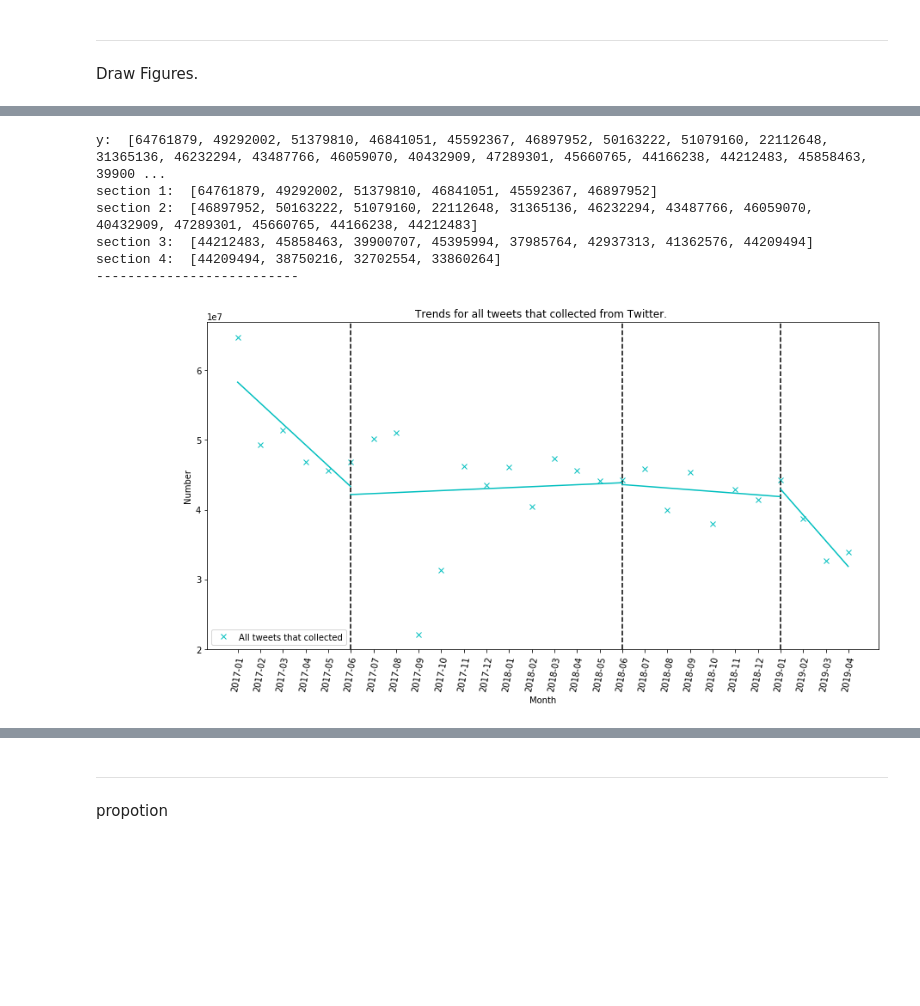
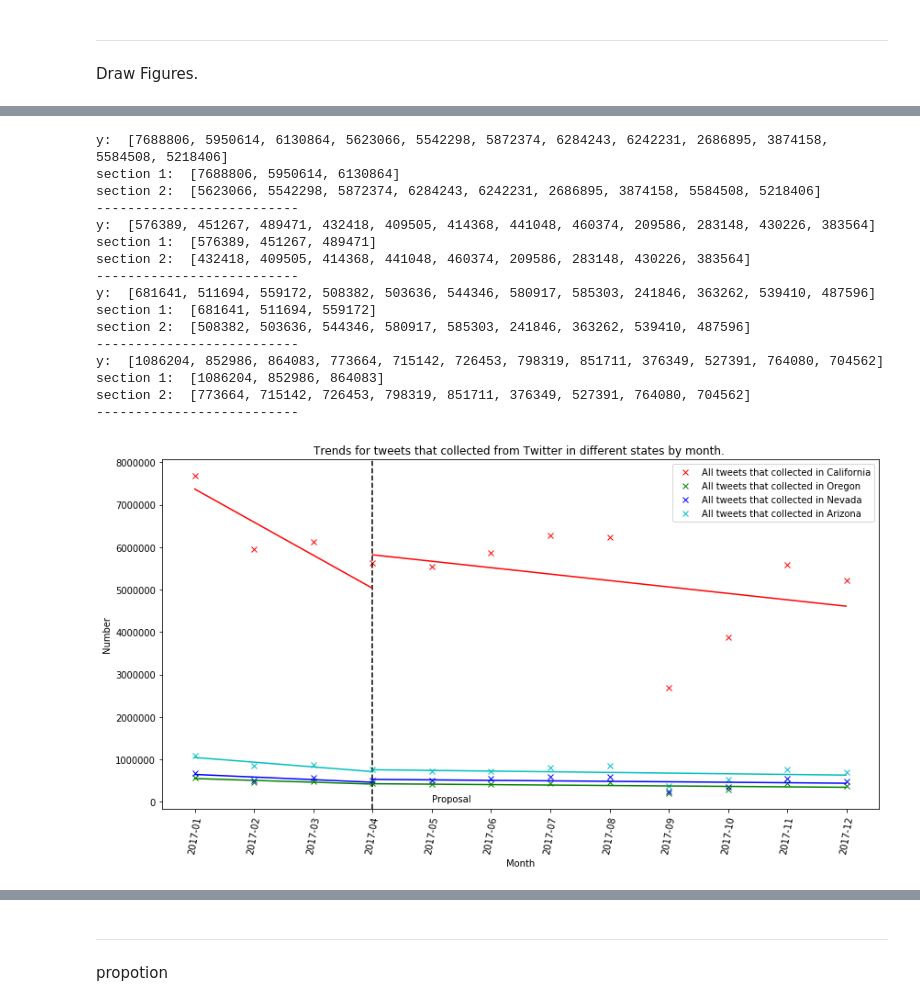
Before and after one commit to meettyj/Tobacco-on-Twitter, a Jupyter notebook: juliana/figures/figure_CaliforniaLevel.ipynb, the cells around one changed output, grey strips where cells are left out. Cells and saved outputs as stored; diff of their text form; code cells hidden in the pictures; blank space fills up the shorter version.

```diff
--- a/juliana/figures/figure_CaliforniaLevel.ipynb
+++ b/juliana/figures/figure_CaliforniaLevel.ipynb
@@ -199,27 +440,27 @@ def linearRegression(x, A, B):
     return A*x + B
 # %%
 # Regression line
-length_of_section_1 = 4
-length_of_section_2 = length_of_section_1+8
+length_of_section_1 = 3
+length_of_section_2 = length_of_section_1+9
 x_number_section_1 = [i for i in range(0,length_of_section_1)]
-x_number_section_2 = [i for i in range(length_of_section_1-1, length_of_section_2)]
+x_number_section_2 = [i for i in range(length_of_section_1, length_of_section_2)]
 
-
+# In the California level, we just take the first three month into consideration.
 def drawRegressionLine_two_section(y, color):
     print('y: ', y)
     print('section 1: ', y[:length_of_section_1])
-    print('section 2: ', y[length_of_section_1-1:length_of_section_2])
+    print('section 2: ', y[length_of_section_1:length_of_section_2])
     print('--------------------------')
 
     # section 1
     A_section_1, B_section_1 = optimize.curve_fit(linearRegression, x_number_section_1, y[:length_of_section_1])[0]
-    x_plot_section_1 = np.arange(0, length_of_section_1-1, 0.01)
+    x_plot_section_1 = np.arange(0, length_of_section_1, 0.01)
     y_plot_section_1 = A_section_1 * x_plot_section_1 + B_section_1
     plt.plot(x_plot_section_1, y_plot_section_1, color+'-') # , label='Users' is useless
 
     # section 2: length_of_section_1-1:length_of_section_2
-    A_section_2, B_section_2 = optimize.curve_fit(linearRegression, x_number_section_2, y[length_of_section_1-1:length_of_section_2])[0]
-    x_plot_section_2 = np.arange(length_of_section_1-1, length_of_section_2-1, 0.01)
+    A_section_2, B_section_2 = optimize.curve_fit(linearRegression, x_number_section_2, y[length_of_section_1:length_of_section_2])[0]
+    x_plot_section_2 = np.arange(length_of_section_1, length_of_section_2-1, 0.01)
     y_plot_section_2 = A_section_2 * x_plot_section_2 + B_section_2
     plt.plot(x_plot_section_2, y_plot_section_2, color+'-')
 # %%
@@ -372,54 +674,53 @@ section 4:  [1.1818181818181819, 1.25, 1.2333333333333334, 1.373134328358209]
 # %%
-x1 = np.linspace(1, 12, 12)
-x2 = np.tile(x1, 2)
-x3 = np.linspace(1, 6, 6)
-# x = np.tile(x, 2)
-# itemNum = len(x)
 
-x = np.concatenate((x2, x3), axis=0)
-x = list(x)
-x = ['2017-01','2017-02', '2017-03','2017-04','2017-05','2017-06','2017-07','2017-08','2017-09','2017-10','2017-11','2017-12',
-    '2018-01', '2018-02', '2018-03', '2018-04', '2018-05', '2018-06', '2018-07', '2018-08', '2018-09', '2018-10', '2018-11', '2018-12',
-    '2019-01', '2019-02', '2019-03', '2019-04' ]
+x = ['2017-01','2017-02', '2017-03','2017-04','2017-05','2017-06','2017-07','2017-08','2017-09','2017-10','2017-11','2017-12']
 
 plt.figure(figsize=(14,7))
 
-
 # print(x)
-itemNum = len(x)
+# itemNum = len(x)
 # print(itemNum)
 
 
-# plt.subplot(2, 1, 1)
-# plt.plot(x, np.ones(itemNum)/2, 'r-', label='tobacco related')
-# plt.plot(x, SF_allECigarette_total, 'r-', label='SF e-cigarette realated tweets')
-# plt.plot(x, np.ones(itemNum)/3, 'b-', label='other tobacco')
-plt.plot(x, allTweets_total, 'cx', label='All tweets that collected')
-# plt.plot(x, allSF_total, 'p-', label='average number of per person tweets about SF ecig')
+plt.plot(x, allCalifornia_2017, 'rx', label='All tweets that collected in California')
+plt.plot(x, allOregon_2017, 'gx', label='All tweets that collected in Oregon')
+plt.plot(x, allNevada_2017, 'bx', label='All tweets that collected in Nevada')
+plt.plot(x, allArizona_2017, 'cx', label='All tweets that collected in Arizona')
+
+
 plt.legend()
 # plt.vlines(6, 0, 1, colors = "black", linestyles = "dashed")
-plt.axvline(5, hold=None,color='black',linestyle="--")
+plt.axvline(3, hold=None,color='black',linestyle="--")
 plt.annotate(s = 'Proposal', xy=(4,0.1))
-plt.axvline(17, hold=None,color='black',linestyle="--")
-plt.annotate(s = 'Approved', xy=(16,0.1))
-plt.axvline(24, hold=None,color='black',linestyle="--")
-plt.annotate(s = 'Enforcement ', xy=(23,0.1))
 
-
-drawRegressionLine_four_section(allTweets_total, color='c')
+drawRegressionLine_two_section(allCalifornia_2017, color='r')
+drawRegressionLine_two_section(allOregon_2017, color='g')
+drawRegressionLine_two_section(allNevada_2017, color='b')
+drawRegressionLine_two_section(allArizona_2017, color='c')
 
 
 plt.xticks(rotation=80)
 plt.xlabel('Month')
 plt.ylabel('Number')
-plt.title('Trends for all tweets that collected from Twitter. ')
+#  Y-axis represents the number of corresponding tweets within each month.
+plt.title('Trends for tweets that collected from Twitter in different states by month. ')
 # plt.figure(figsize=(40,1))
 plt.show()
 # %% [output]
-y:  [64761879, 49292002, 51379810, 46841051, 45592367, 46897952, 50163222, 51079160, 22112648, 31365136, 46232294, 43487766, 46059070, 40432909, 47289301, 45660765, 44166238, 44212483, 45858463, 39900 ...
-section 1:  [64761879, 49292002, 51379810, 46841051, 45592367, 46897952]
-section 2:  [46897952, 50163222, 51079160, 22112648, 31365136, 46232294, 43487766, 46059070, 40432909, 47289301, 45660765, 44166238, 44212483]
-section 3:  [44212483, 45858463, 39900707, 45395994, 37985764, 42937313, 41362576, 44209494]
-section 4:  [44209494, 38750216, 32702554, 33860264]
+y:  [7688806, 5950614, 6130864, 5623066, 5542298, 5872374, 6284243, 6242231, 2686895, 3874158, 5584508, 5218406]
+section 1:  [7688806, 5950614, 6130864]
+section 2:  [5623066, 5542298, 5872374, 6284243, 6242231, 2686895, 3874158, 5584508, 5218406]
 --------------------------
+y:  [576389, 451267, 489471, 432418, 409505, 414368, 441048, 460374, 209586, 283148, 430226, 383564]
+section 1:  [576389, 451267, 489471]
+section 2:  [432418, 409505, 414368, 441048, 460374, 209586, 283148, 430226, 383564]
+--------------------------
+y:  [681641, 511694, 559172, 508382, 503636, 544346, 580917, 585303, 241846, 363262, 539410, 487596]
+section 1:  [681641, 511694, 559172]
+section 2:  [508382, 503636, 544346, 580917, 585303, 241846, 363262, 539410, 487596]
+--------------------------
+y:  [1086204, 852986, 864083, 773664, 715142, 726453, 798319, 851711, 376349, 527391, 764080, 704562]
+section 1:  [1086204, 852986, 864083]
+section 2:  [773664, 715142, 726453, 798319, 851711, 376349, 527391, 764080, 704562]
+--------------------------
-[figure, old version]
+[figure, new version]
```
Also changed, not shown: parts of 18 cells of this notebook, 4 other files.
